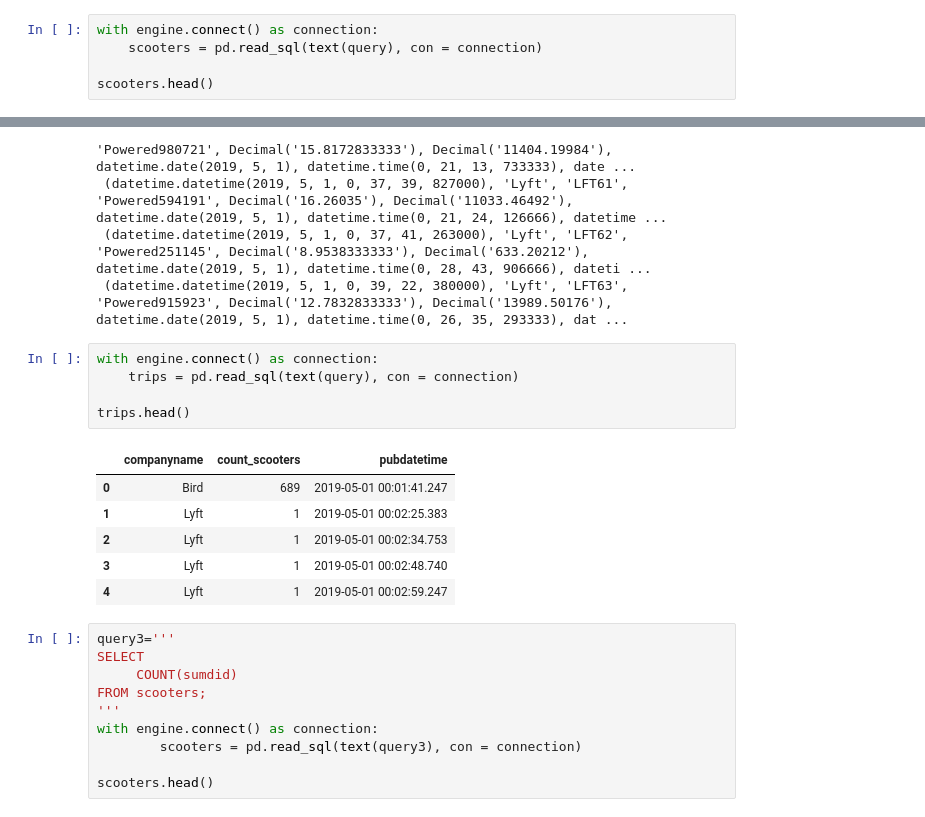
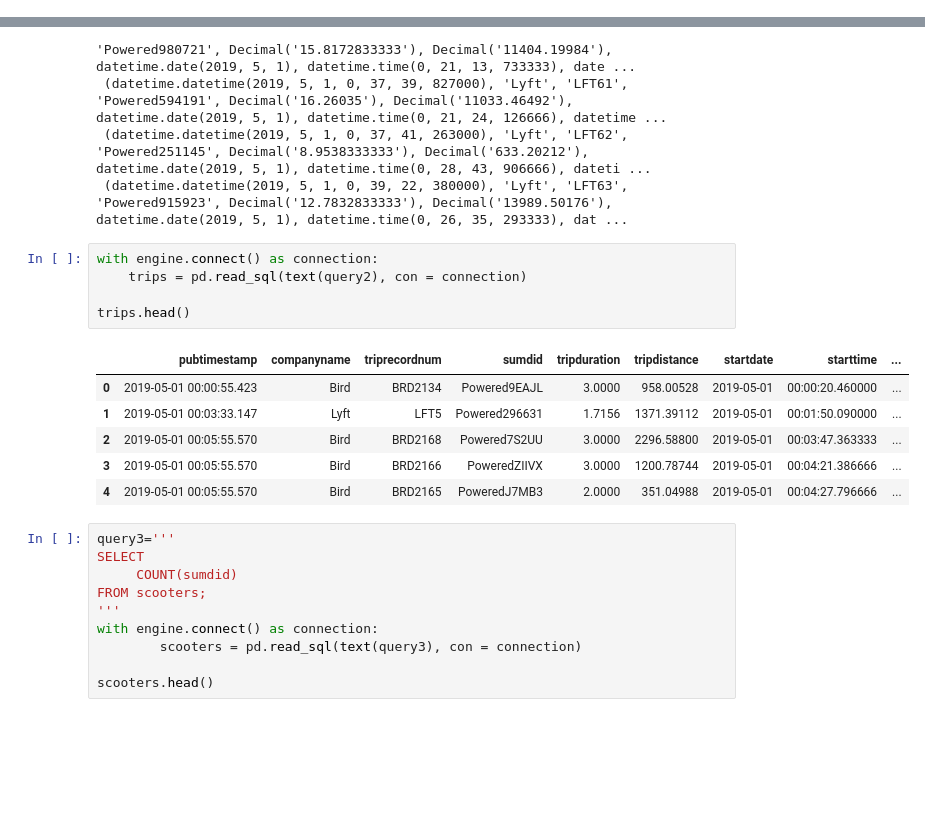
Before and after one commit to NSS-Data-Analytics-Cohort-10/scooters-group-6, a Jupyter notebook: notebooks/sqlalchemy.ipynb, the cells around one changed output, grey strips where cells are left out. Drawn from its saved outputs; the diff is of its cells as text; blank space fills up the shorter version.

```diff
--- a/notebooks/sqlalchemy.ipynb
+++ b/notebooks/sqlalchemy.ipynb
@@ -63,8 +61,3 @@ from sqlalchemy import create_engine, text
 import pandas as pd
 import seaborn as sns
 from matplotlib import pyplot as pyplot
-# %%
-with engine.connect() as connection:
-    scooters = pd.read_sql(text(query), con = connection)
-
-scooters.head()
@@ -112,16 +98,16 @@ result.fetchall()
  (datetime.datetime(2019, 5, 1, 0, 39, 22, 380000), 'Lyft', 'LFT63', 'Powered915923', Decimal('12.7832833333'), Decimal('13989.50176'), datetime.date(2019, 5, 1), datetime.time(0, 26, 35, 293333), dat ...
 # %%
 with engine.connect() as connection:
-    trips = pd.read_sql(text(query), con = connection)
+    trips = pd.read_sql(text(query2), con = connection)
 
 trips.head()
 # %% [output]
-|  | companyname | count_scooters | pubdatetime |
-| 0 | Bird | 689 | 2019-05-01 00:01:41.247 |
-| 1 | Lyft | 1 | 2019-05-01 00:02:25.383 |
-| 2 | Lyft | 1 | 2019-05-01 00:02:34.753 |
-| 3 | Lyft | 1 | 2019-05-01 00:02:48.740 |
-| 4 | Lyft | 1 | 2019-05-01 00:02:59.247 |
+|  | pubtimestamp | companyname | triprecordnum | sumdid | tripduration | tripdistance | startdate | starttime | ... |
+| 0 | 2019-05-01 00:00:55.423 | Bird | BRD2134 | Powered9EAJL | 3.0000 | 958.00528 | 2019-05-01 | 00:00:20.460000 | ... |
+| 1 | 2019-05-01 00:03:33.147 | Lyft | LFT5 | Powered296631 | 1.7156 | 1371.39112 | 2019-05-01 | 00:01:50.090000 | ... |
+| 2 | 2019-05-01 00:05:55.570 | Bird | BRD2168 | Powered7S2UU | 3.0000 | 2296.58800 | 2019-05-01 | 00:03:47.363333 | ... |
+| 3 | 2019-05-01 00:05:55.570 | Bird | BRD2166 | PoweredZIIVX | 3.0000 | 1200.78744 | 2019-05-01 | 00:04:21.386666 | ... |
+| 4 | 2019-05-01 00:05:55.570 | Bird | BRD2165 | PoweredJ7MB3 | 2.0000 | 351.04988 | 2019-05-01 | 00:04:27.796666 | ... |
 # %%
 query3='''
 SELECT
```
Also changed, not shown: parts of 27 cells of this notebook.
